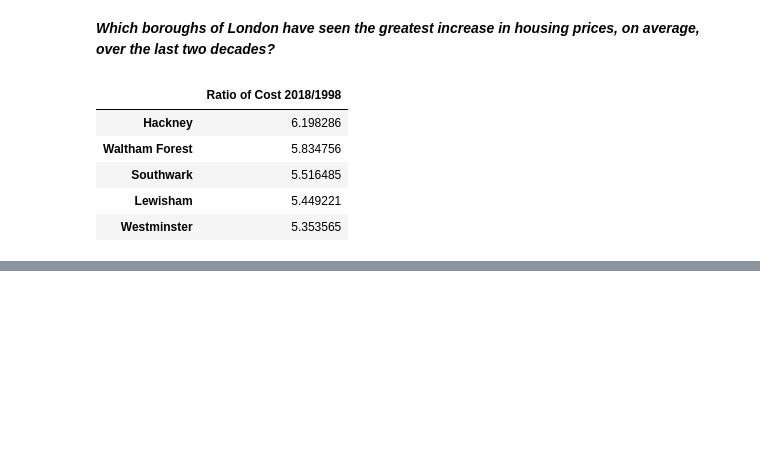
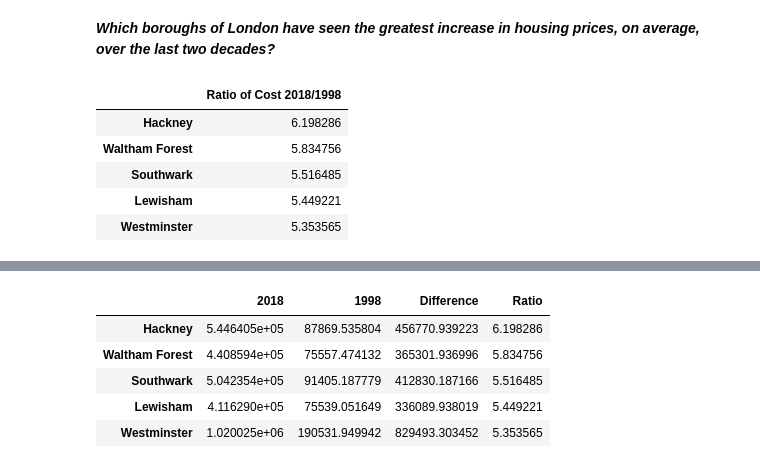
Before and after one commit to mrose10/Springboard, a Jupyter notebook: Unit 4 Challenge - Tier 3.ipynb, the cells around one changed output, grey strips where cells are left out. Saved outputs shown, nothing was run; the diff lists cells and outputs as text; code cells hidden in the pictures; blank space fills up the shorter version.

```diff
--- a/Unit 4 Challenge - Tier 3.ipynb
+++ b/Unit 4 Challenge - Tier 3.ipynb
@@ -338,0 +356,9 @@ ratio.iloc[0:5]
+# %%
+prices.sort_values(by='Ratio',ascending=False)[:5]
+# %% [output]
+|  | 2018 | 1998 | Difference | Ratio |
+| Hackney | 5.446405e+05 | 87869.535804 | 456770.939223 | 6.198286 |
+| Waltham Forest | 4.408594e+05 | 75557.474132 | 365301.936996 | 5.834756 |
+| Southwark | 5.042354e+05 | 91405.187779 | 412830.187166 | 5.516485 |
+| Lewisham | 4.116290e+05 | 75539.051649 | 336089.938019 | 5.449221 |
+| Westminster | 1.020025e+06 | 190531.949942 | 829493.303452 | 5.353565 |
```
Also changed, not shown: parts of 4 cells of this notebook.
